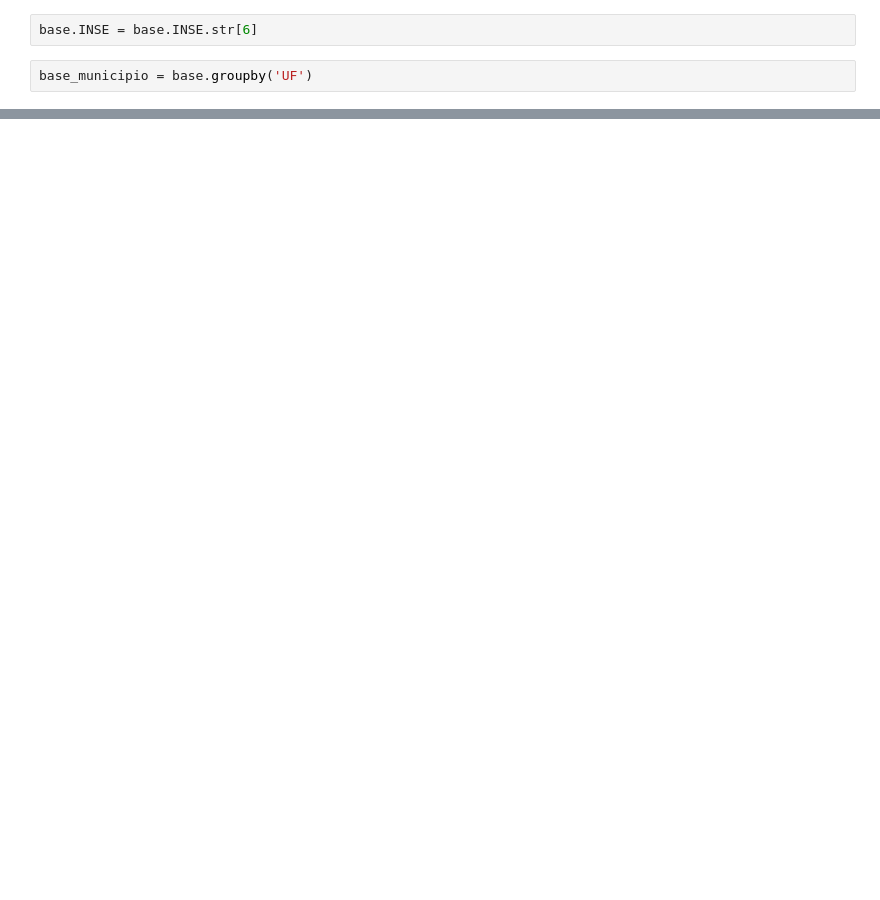
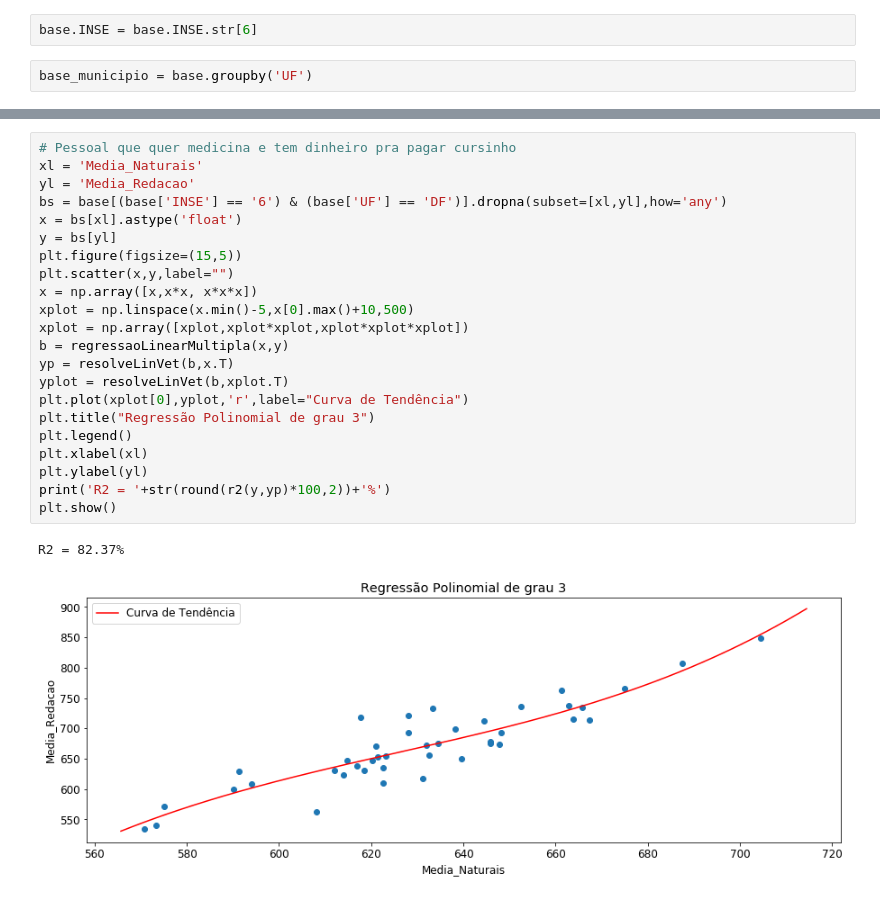
Before and after one commit to nabsonp/ComputacaoNumerica, a Jupyter notebook: CNRegressão_FernandaSerra_NabsonPaiva.ipynb, the cells around one changed output, grey strips where cells are left out. Drawn from its saved outputs; the diff is of its cells as text; blank space fills up the shorter version.

Commit message:
Poli de grau 3 tá boa mas a de grau 2 tá meh

```diff
--- a/CNRegressão_FernandaSerra_NabsonPaiva.ipynb
+++ b/CNRegressão_FernandaSerra_NabsonPaiva.ipynb
@@ -201,0 +170,25 @@ base_municipio.Media_Redacao.describe()
+# %%
+# Pessoal que quer medicina e tem dinheiro pra pagar cursinho
+xl = 'Media_Naturais'
+yl = 'Media_Redacao'
+bs = base[(base['INSE'] == '6') & (base['UF'] == 'DF')].dropna(subset=[xl,yl],how='any')
+x = bs[xl].astype('float')
+y = bs[yl]
+plt.figure(figsize=(15,5))
+plt.scatter(x,y,label="")
+x = np.array([x,x*x, x*x*x])
+xplot = np.linspace(x.min()-5,x[0].max()+10,500)
+xplot = np.array([xplot,xplot*xplot,xplot*xplot*xplot])
+b = regressaoLinearMultipla(x,y)
+yp = resolveLinVet(b,x.T)
+yplot = resolveLinVet(b,xplot.T)
+plt.plot(xplot[0],yplot,'r',label="Curva de Tendência")
+plt.title("Regressão Polinomial de grau 3")
+plt.legend()
+plt.xlabel(xl)
+plt.ylabel(yl)
+print('R2 = '+str(round(r2(y,yp)*100,2))+'%')
+plt.show()
+# %% [output]
+R2 = 82.37%
+[figure, added]
```
Also changed, not shown: parts of 10 cells of this notebook, 1 other file.
